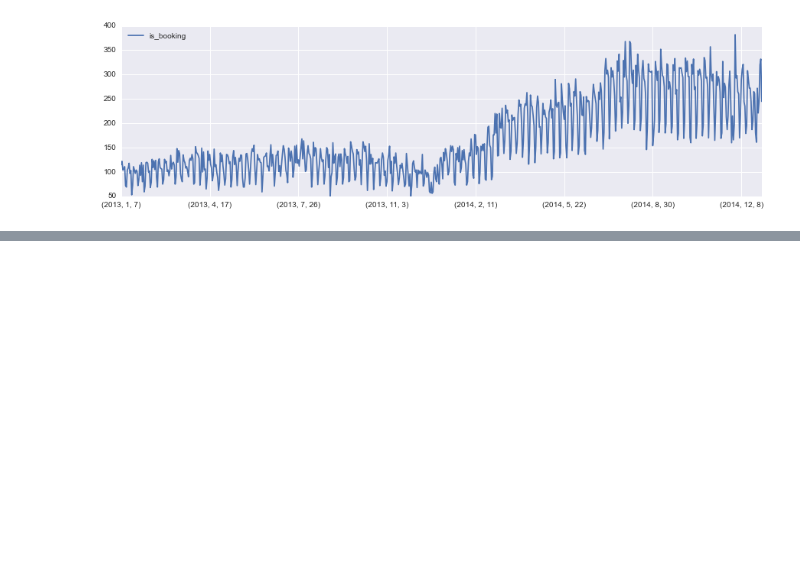
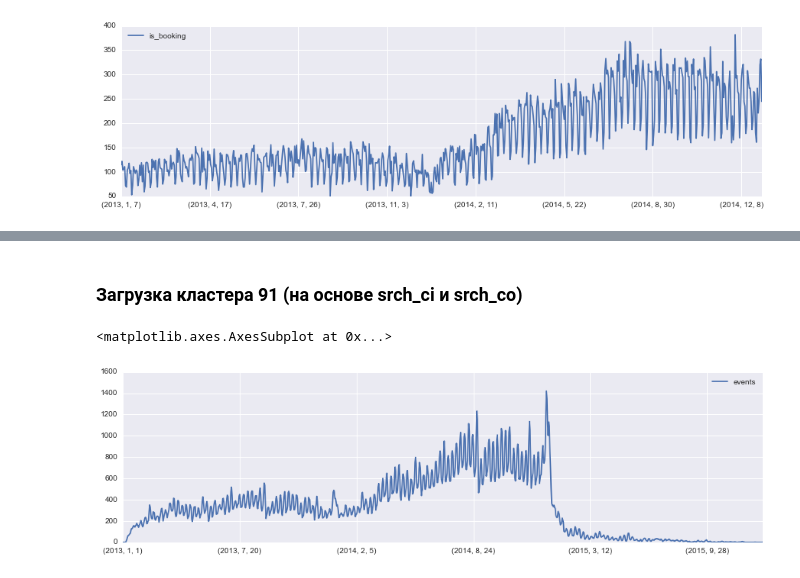
Before and after one commit to pvgladkov/kaggle, a Jupyter notebook: expedia/seasons.ipynb, the cells around one changed output, grey strips where cells are left out. Cells and saved outputs as stored; diff of their text form; code cells hidden in the pictures; blank space fills up the shorter version.

```diff
--- a/expedia/seasons.ipynb
+++ b/expedia/seasons.ipynb
@@ -43,0 +65,5 @@ grouped.plot(figsize=(15, 4))
+# %% [markdown]
+### Загрузка кластера 91 (на основе srch_ci и srch_co)
+# %%
+rng = pd.date_range(start='1/1/2013', end='1/1/2016', freq='d')
+ts = pd.Series(0, index=rng)
@@ -43,0 +82,9 @@ grouped.plot(figsize=(15, 4))
+# %%
+ts_df = pd.DataFrame(ts)
+ts_df.columns = ['events']
+# %%
+grouped = ts_df.groupby([ts_df.index.year, ts_df.index.month, ts_df.index.day]).agg({'events': 'sum'})
+grouped.plot(figsize=(15, 4))
+# %% [output]
+<matplotlib.axes.AxesSubplot at 0x...>
+[figure, added]
```
Also changed, not shown: parts of 9 cells of this notebook.
